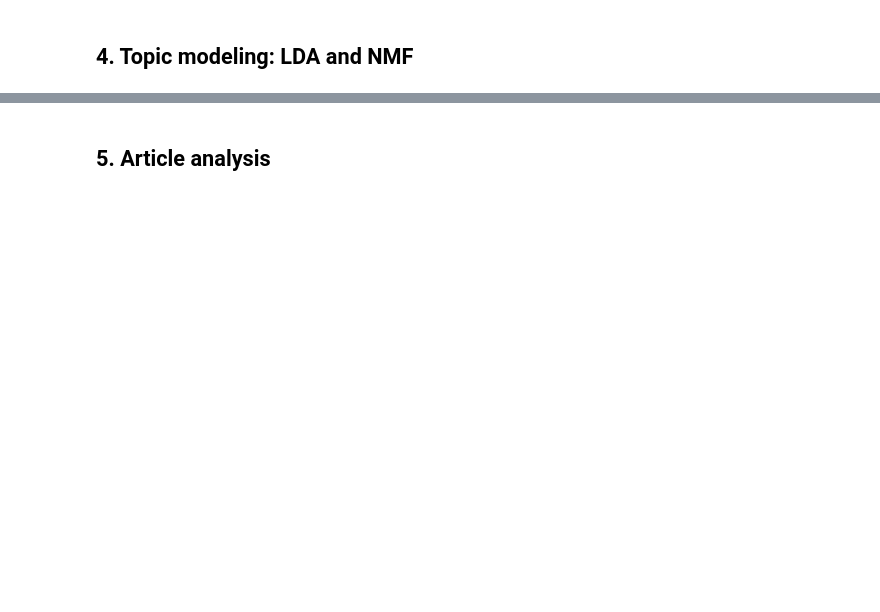
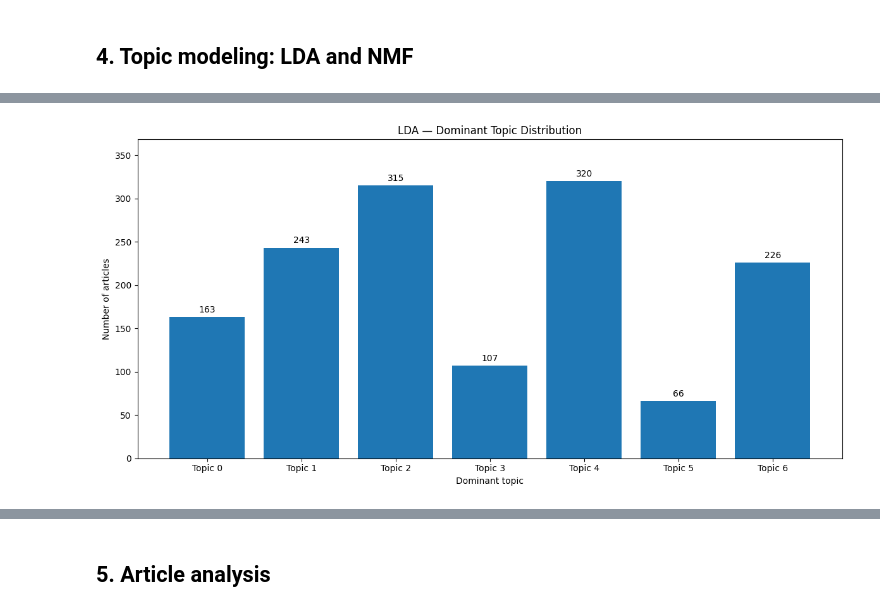
Before and after one commit to iamhuongthn/ITAI2373-NewsBot-Final, a Jupyter notebook: notebooks/NewsBot2_Quickstart.ipynb, the cells around one changed output, grey strips where cells are left out. Saved outputs shown, nothing was run; the diff lists cells and outputs as text; code cells hidden in the pictures; blank space fills up the shorter version.

```diff
--- a/notebooks/NewsBot2_Quickstart.ipynb
+++ b/notebooks/NewsBot2_Quickstart.ipynb
@@ -37,8 +56,13 @@ print('Model:',engine.classifier.predict('Technology companies release new softw
 ## 4. Topic modeling: LDA and NMF
 # %%
 from src.analysis.topic_modeler import TopicModeler
-for method in ('lda','nmf'):
-    tm=TopicModeler(n_topics=7,method=method)
+
+topic_models = {}
+for method in ("lda", "nmf"):
+    print(f"Training {method.upper()}...")
+    tm = TopicModeler(n_topics=7, method=method, random_state=42)
     tm.fit_transform(news.text.tolist())
-    print(method.upper(),[(i,tm.get_topic_words(i,7)) for i in range(7)])
+    topic_models[method] = tm
+    for topic_id in range(tm.n_topics):
+        print(f"Topic {topic_id}:", ", ".join(tm.get_topic_words(topic_id, 10)))
     display(tm.visualize_topics())
@@ -44,0 +88,77 @@ for method in ('lda','nmf'):
+# %%
+# ============================================================
+# NewsBot 2.0 - Export LDA & NMF Topics (NO KALEIDO / CHROME)
+# Requires: topic_models from the preceding cell
+# Saves: CSV, interactive Plotly HTML, static Matplotlib PNG
+# ============================================================
+from pathlib import Path
+import pandas as pd
+import numpy as np
+import matplotlib.pyplot as plt
+from IPython.display import display
+
+fig_dir = Path("results/figures")
+eval_dir = Path("evaluation")
+fig_dir.mkdir(parents=True, exist_ok=True)
+eval_dir.mkdir(parents=True, exist_ok=True)
+
+if not all(m in topic_models for m in ("lda", "nmf")):
+    raise RuntimeError("Run the preceding topic-model training cell first.")
+
+topic_tables = []
+for method in ("lda", "nmf"):
+    tm = topic_models[method]  # reuse the already fitted model
+    n_topics = tm.n_topics
+    rows = [{
+        "model": method.upper(),
+        "topic_id": topic_id,
+        "top_keywords": ", ".join(tm.get_topic_words(topic_id, 10)),
+    } for topic_id in range(n_topics)]
+    topic_df = pd.DataFrame(rows)
+    topic_df.to_csv(eval_dir / f"{method}_topic_keywords.csv", index=False)
+    topic_tables.append(topic_df)
+
+    # Keep original interactive Plotly visualization (no Chrome needed).
+    interactive_fig = tm.visualize_topics()
+    interactive_fig.write_html(
+        str(fig_dir / f"{method}_topic_keywords.html"),
+        include_plotlyjs="cdn"
+    )
+    display(interactive_fig)
+
+    # Static Matplotlib chart of dominant-topic article counts.
+    # Uses the same fitted topic weights as the interactive chart.
+    dominant_topics = np.argmax(tm.topic_weights, axis=1)
+    counts = np.bincount(dominant_topics, minlength=n_topics)
+    labels = [f"Topic {i}" for i in range(n_topics)]
+    fig, ax = plt.subplots(figsize=(12, 6))
+    bars = ax.bar(labels, counts)
+    ax.bar_label(bars, padding=3)
+    ax.set_title(f"{method.upper()} — Dominant Topic Distribution")
+    ax.set_xlabel("Dominant topic")
+    ax.set_ylabel("Number of articles")
+    ax.set_ylim(0, max(counts) * 1.15 if max(counts) else 1)
+    fig.tight_layout()
+    png_path = fig_dir / f"{method}_topic_keywords.png"
+    fig.savefig(png_path, dpi=200, bbox_inches="tight")
+    plt.show()
+    plt.close(fig)
+    print(f"Saved {method.upper()} CSV, HTML, and PNG: {png_path}")
+
+combined = pd.concat(topic_tables, ignore_index=True)
+combined.to_csv(eval_dir / "topic_keywords_combined.csv", index=False)
+
+required = [
+    eval_dir / "lda_topic_keywords.csv",
+    eval_dir / "nmf_topic_keywords.csv",
+    eval_dir / "topic_keywords_combined.csv",
+    fig_dir / "lda_topic_keywords.html",
+    fig_dir / "nmf_topic_keywords.html",
+    fig_dir / "lda_topic_keywords.png",
+    fig_dir / "nmf_topic_keywords.png",
+]
+missing = [str(p) for p in required if not p.is_file() or p.stat().st_size == 0]
+if missing:
+    raise RuntimeError(f"Missing or empty topic exports: {missing}")
+print("All seven topic exports saved successfully.")
+# %% [output]
@@ -44,0 +166 @@ for method in ('lda','nmf'):
+[figure, added]
```
Also changed, not shown: parts of 17 cells of this notebook, 20 other files.
